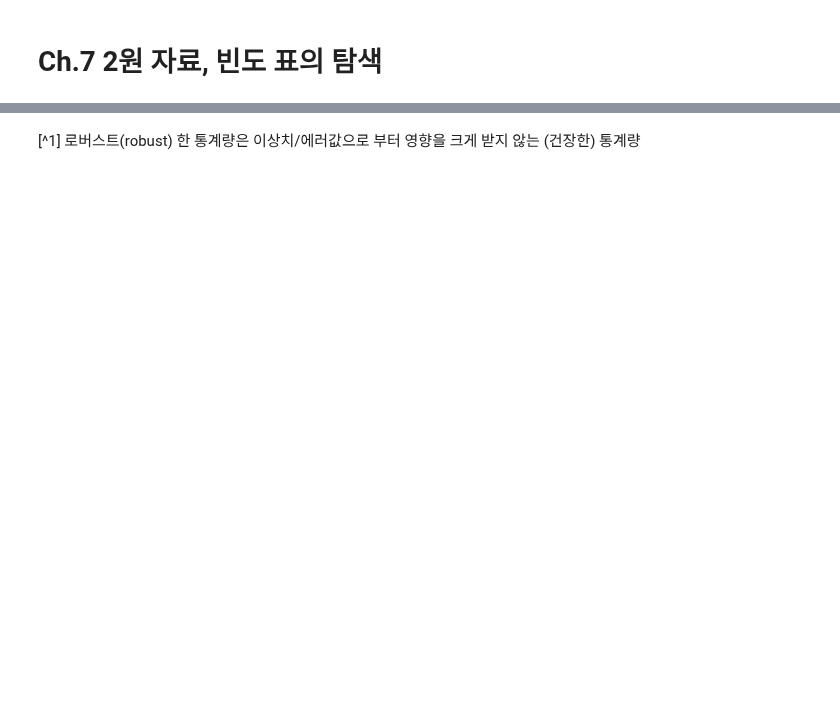
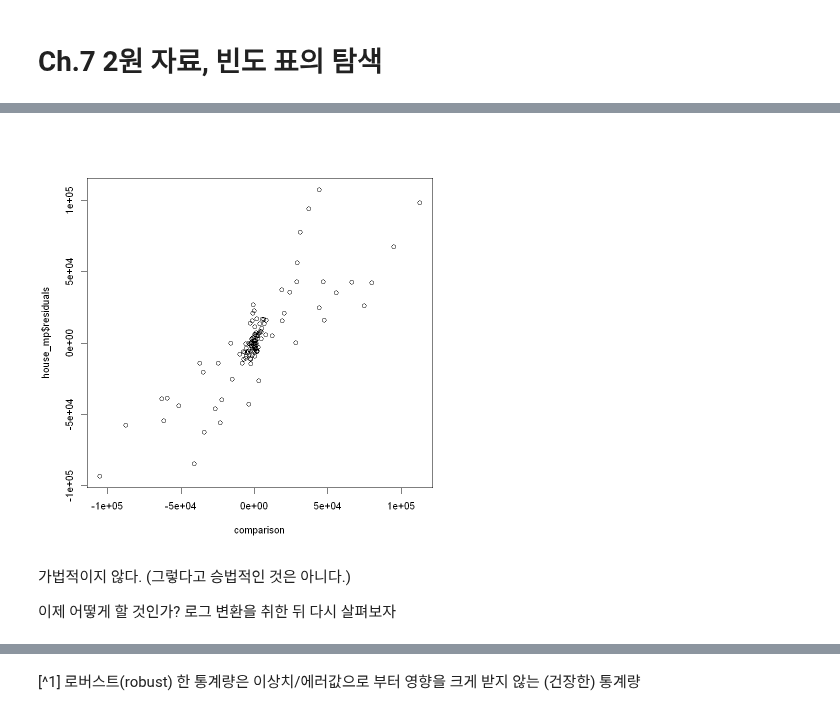
Before and after one commit to stahangryum/Woo, a Jupyter notebook: _notebooks/2022-04-12-eda_highlight.ipynb, the cells around one changed output, grey strips where cells are left out. Cells and saved outputs as stored; diff of their text form; code cells hidden in the pictures; blank space fills up the shorter version.

```diff
--- a/_notebooks/2022-04-12-eda_highlight.ipynb
+++ b/_notebooks/2022-04-12-eda_highlight.ipynb
@@ -489,0 +606,3 @@ qqplot(x, y, xlim = c(0,100), type = 'l')
+# %%
+house <- read.table('dataset/EDA/household.txt', header = TRUE)
+house
@@ -489,0 +625,3 @@ qqplot(x, y, xlim = c(0,100), type = 'l')
+# %%
+house_mp <- medpolish(house)
+house_mp
@@ -489,0 +682,10 @@ qqplot(x, y, xlim = c(0,100), type = 'l')
+# %%
+comparison <- matrix(house_mp$row, ncol = 1) %*% matrix(house_mp$col, nrow = 1) / house_mp$overall
+# %%
+plot(house_mp$residuals ~ comparison)
+# %% [output]
+[figure, added]
+# %% [markdown]
+가법적이지 않다. (그렇다고 승법적인 것은 아니다.)
+
+이제 어떻게 할 것인가? 로그 변환을 취한 뒤 다시 살펴보자
```
Also changed, not shown: parts of 93 cells of this notebook, 2 other files.
